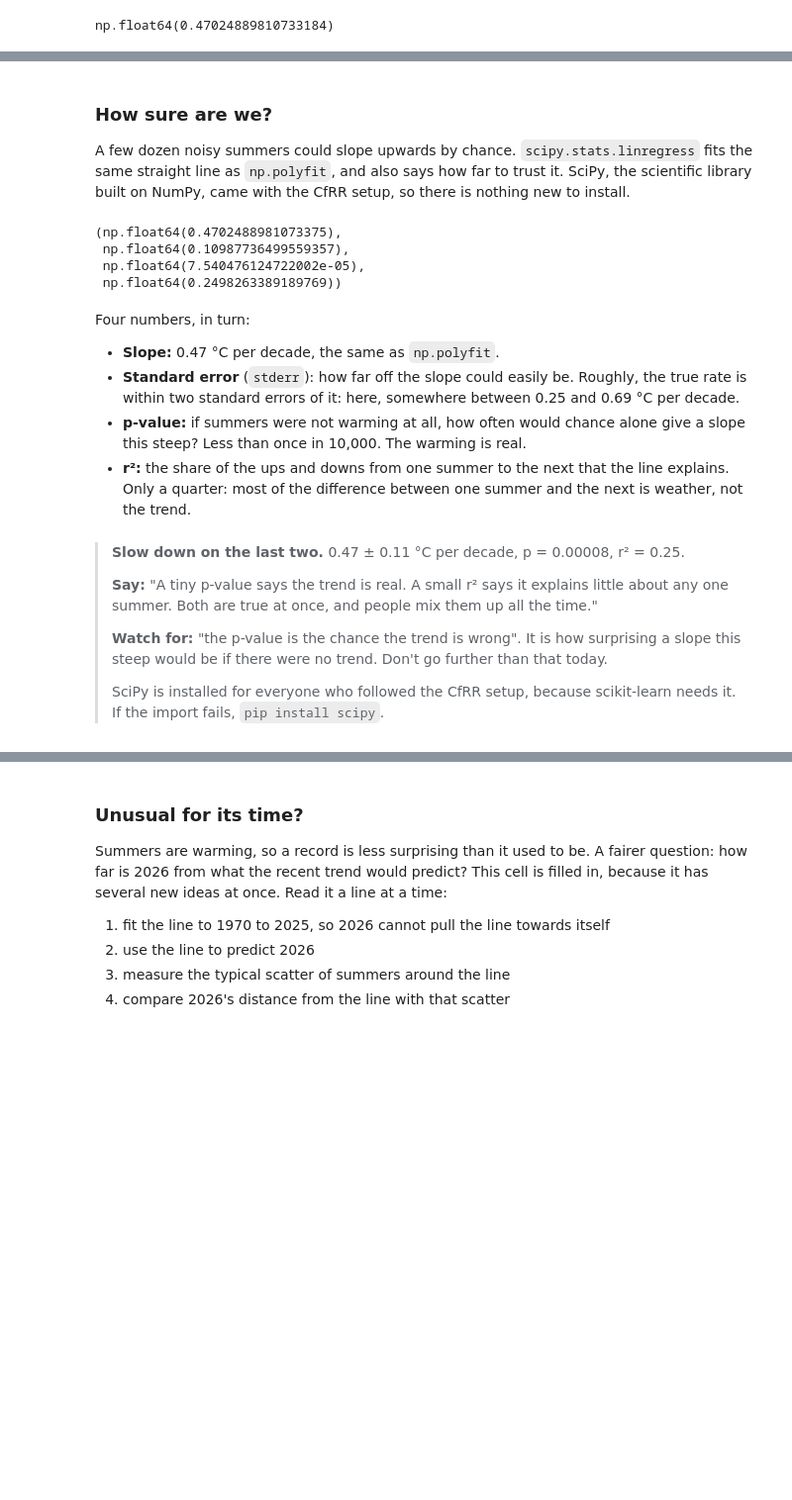
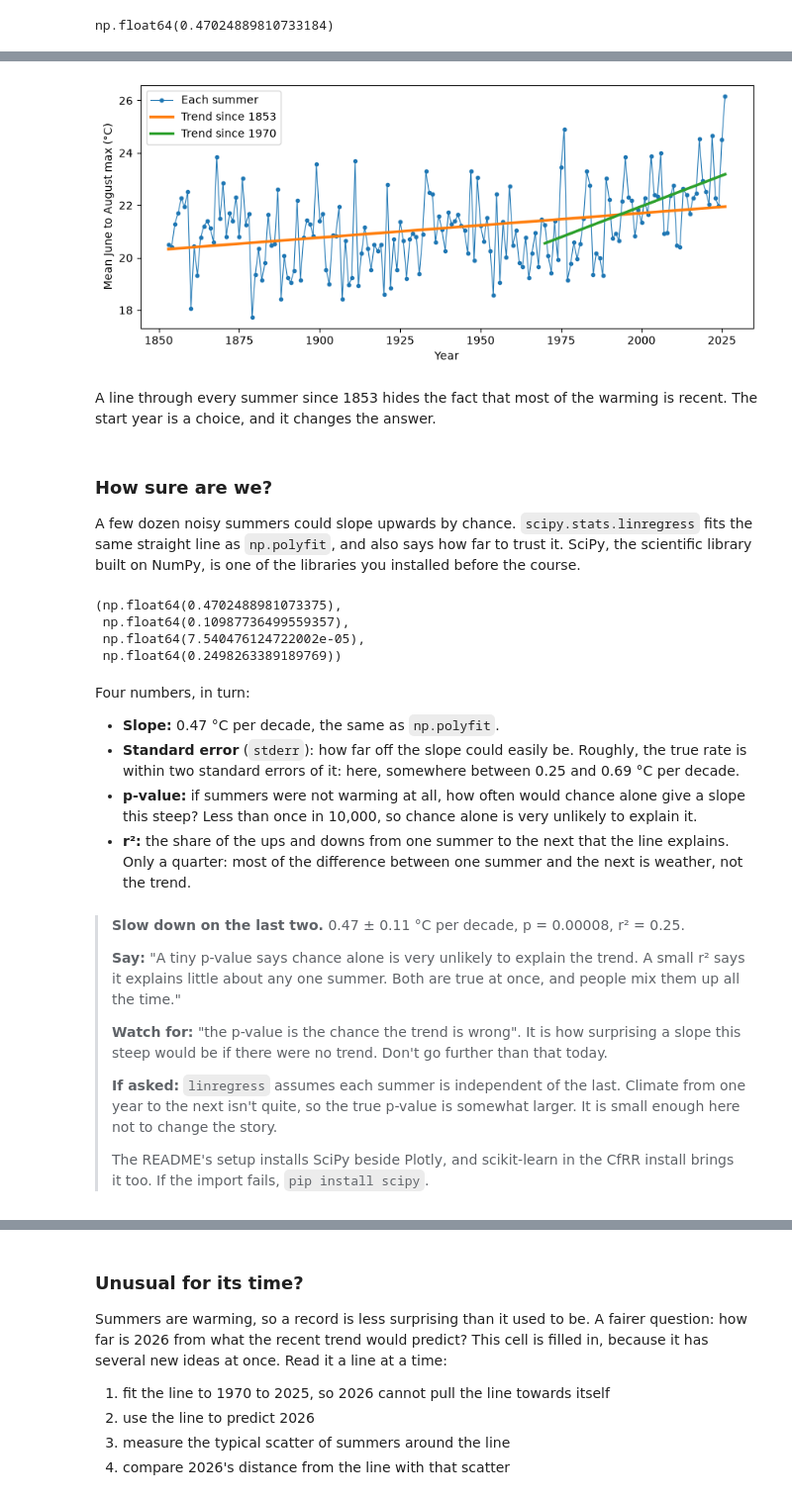
Before and after one commit to cafoala/cfrr-python-for-data-analysis, a Jupyter notebook: instructor/day2_demo.ipynb, the cells around one changed output, grey strips where cells are left out. Shown at 99% size. Saved outputs shown, nothing was run; the diff lists cells and outputs as text; code cells hidden in the pictures; blank space fills up the shorter version.

```diff
--- a/instructor/day2_demo.ipynb
+++ b/instructor/day2_demo.ipynb
@@ -208,7 +303,15 @@ About five times steeper. A line through every summer since 1853 hides the fact
+# %%
+ax.plot(recent.index, recent_slope * recent.index + recent_intercept, linewidth=2.5, label="Trend since 1970")
+ax.legend()
+fig
+# %% [output]
+[figure, added]
+# %% [markdown]
+A line through every summer since 1853 hides the fact that most of the warming is recent. The start year is a choice, and it changes the answer.
 # %% [markdown]
 ### How sure are we?
 
-A few dozen noisy summers could slope upwards by chance. `scipy.stats.linregress` fits the same straight line as `np.polyfit`, and also says how far to trust it. SciPy, the scientific library built on NumPy, came with the CfRR setup, so there is nothing new to install.
+A few dozen noisy summers could slope upwards by chance. `scipy.stats.linregress` fits the same straight line as `np.polyfit`, and also says how far to trust it. SciPy, the scientific library built on NumPy, is one of the libraries you installed before the course.
 # %%
 from scipy import stats
 
@@ -224,13 +327,15 @@ Four numbers, in turn:
 
 - **Slope:** 0.47 °C per decade, the same as `np.polyfit`.
 - **Standard error** (`stderr`): how far off the slope could easily be. Roughly, the true rate is within two standard errors of it: here, somewhere between 0.25 and 0.69 °C per decade.
-- **p-value:** if summers were not warming at all, how often would chance alone give a slope this steep? Less than once in 10,000. The warming is real.
+- **p-value:** if summers were not warming at all, how often would chance alone give a slope this steep? Less than once in 10,000, so chance alone is very unlikely to explain it.
 - **r²:** the share of the ups and downs from one summer to the next that the line explains. Only a quarter: most of the difference between one summer and the next is weather, not the trend.
 # %% [markdown]
 > **Slow down on the last two.** 0.47 ± 0.11 °C per decade, p = 0.00008, r² = 0.25.
 >
-> **Say:** "A tiny p-value says the trend is real. A small r² says it explains little about any one summer. Both are true at once, and people mix them up all the time."
+> **Say:** "A tiny p-value says chance alone is very unlikely to explain the trend. A small r² says it explains little about any one summer. Both are true at once, and people mix them up all the time."
 >
 > **Watch for:** "the p-value is the chance the trend is wrong". It is how surprising a slope this steep would be if there were no trend. Don't go further than that today.
 >
-> SciPy is installed for everyone who followed the CfRR setup, because scikit-learn needs it. If the import fails, `pip install scipy`.
+> **If asked:** `linregress` assumes each summer is independent of the last. Climate from one year to the next isn't quite, so the true p-value is somewhat larger. It is small enough here not to change the story.
+>
+> The README's setup installs SciPy beside Plotly, and scikit-learn in the CfRR install brings it too. If the import fails, `pip install scipy`.
```
Also changed, not shown: parts of 38 cells of this notebook, 7 other files.
